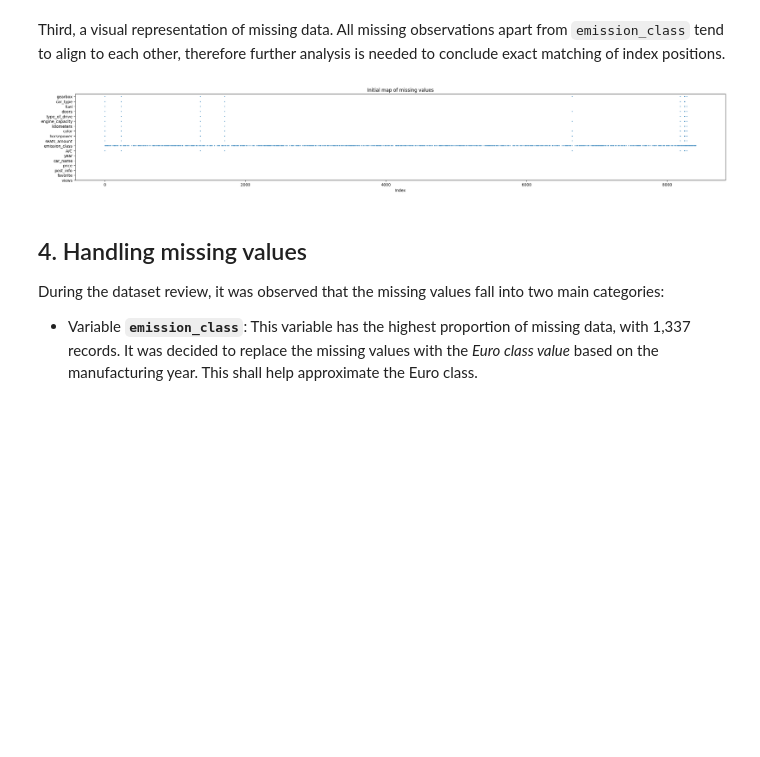
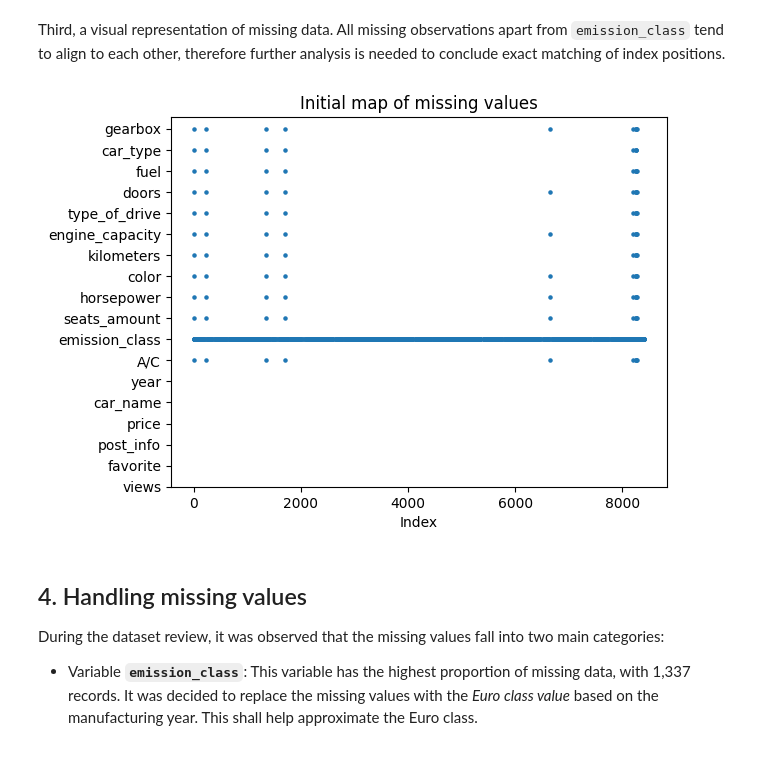
Before and after one commit to papadopoules/marketplace-price-prediction, a Jupyter notebook: marketplace-analysis.ipynb, the cells around one changed output. Drawn from its saved outputs; the diff is of its cells as text; code cells hidden in the pictures; blank space fills up the shorter version.

```diff
--- a/marketplace-analysis.ipynb
+++ b/marketplace-analysis.ipynb
@@ -260,15 +260,14 @@ Third, a visual representation of missing data. All missing observations apart f
 # %%
 mask = serbia.isna()
 y, x = np.where(mask.T)
 
-plt.figure(figsize=(30, 4))
-plt.scatter(x, y, s=1)
+plt.scatter(x, y, s=5)
 plt.yticks(range(len(serbia.columns)), serbia.columns)
 plt.xlabel('Index')
 plt.title('Initial map of missing values')
 plt.show()
 # %% [output]
-[figure, old version]
+[figure, new version]
 # %% [markdown]
 ## 4. Handling missing values
 
```
Also changed, not shown: parts of 64 cells of this notebook.
